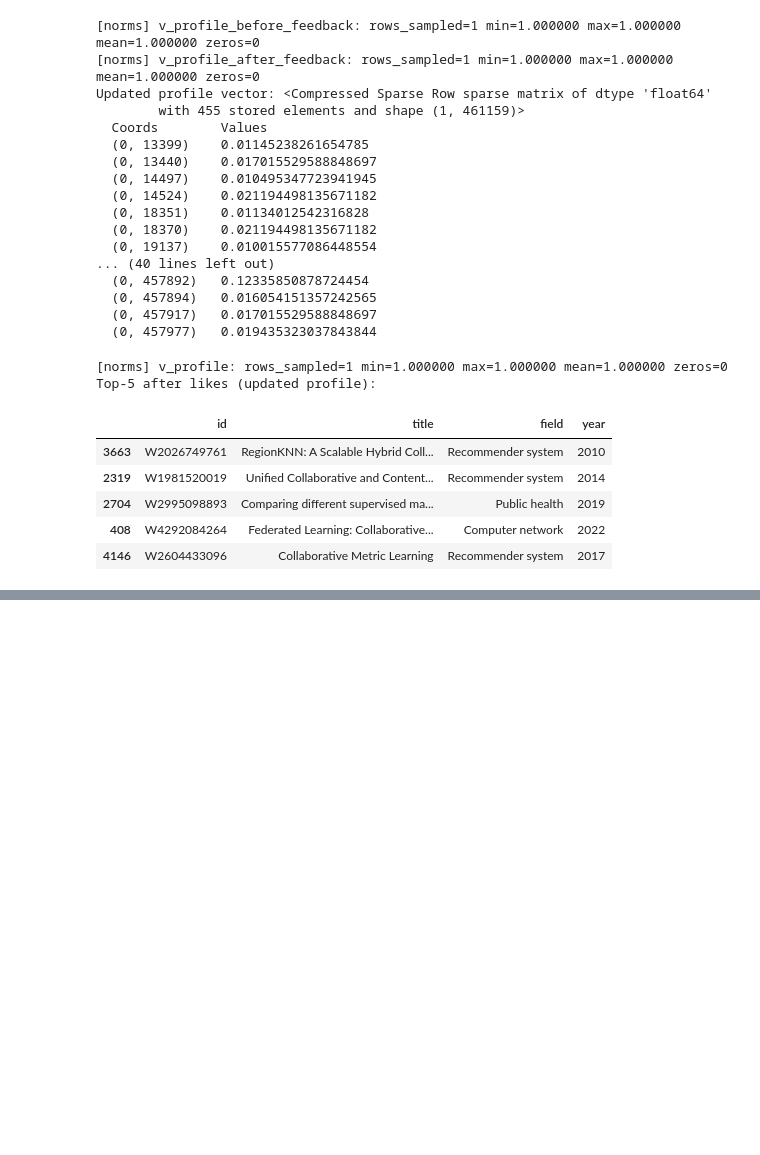
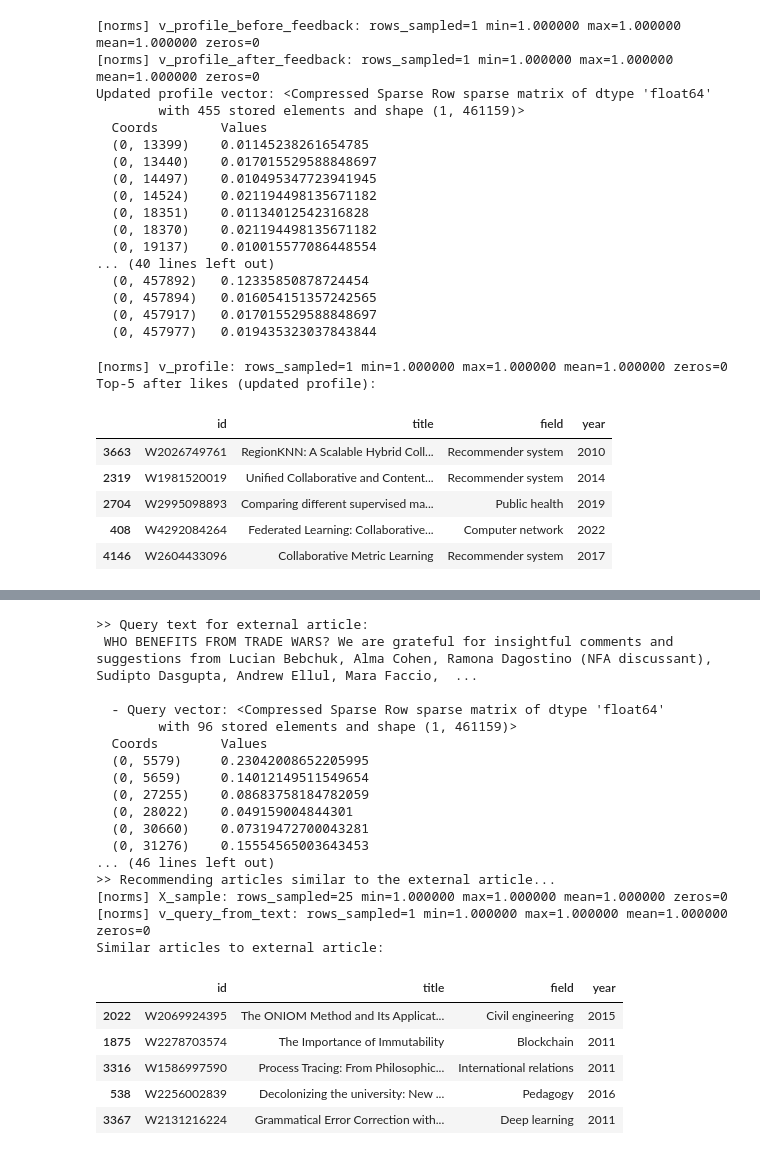
Before and after one commit to aurvl/ResearchPapersRecommandationSystem, a Jupyter notebook: notebooks/01_exploration.ipynb, the cells around one changed output, grey strips where cells are left out. Saved outputs shown, nothing was run; the diff lists cells and outputs as text; code cells hidden in the pictures; blank space fills up the shorter version.

Commit message:
finish all of the project

```diff
--- a/notebooks/01_exploration.ipynb
+++ b/notebooks/01_exploration.ipynb
@@ -93,10 +98,13 @@ Nous transformons donc le contenu textuel brut de nos articles (titre, résumé
 
 On obtient une matrice massive `(4368, 408857)`, signifiant que notre modèle connaît désormais 408 857 termes uniques pour caractériser nos articles.
 # %%
-# 1) TF-IDF sur le texte des articles
+# TF-IDF sur le texte des articles
 print(">> Fitting TF-IDF vectorizer...")
-vectorizer, X_tfidf = fit_vectorizer(articles_df["text"])
+# vectorizer, X_tfidf = fit_vectorizer(articles_df["text"])
+vectorizer, X_tfidf = load_tfidf_elements()
 print(f"  - Matrix shape: {X_tfidf.shape}\n")
+
+# save_tfidf_elements(vectorizer, X_tfidf) # on save les elements
 # %% [output]
 >> Fitting TF-IDF vectorizer...
   - Matrix shape: (4998, 461159)
@@ -323,0 +375,41 @@ joblib.dump(vectorizer, os.path.join(project_root, 'models', 'tfidf_vectorizer.j
+# %%
+# chargement
+payload_path = os.path.join(project_root, "data", "payload.json")
+query = query_to_text(payload_path)
+print(">> Query text for external article:\n", query, "\n")
+
+# vectorisation de la requête
+query_vector = vectorizer.transform([query])
+print(f"  - Query vector: {query_vector}...\n")  # Afficher les 5 premières dimensions
+
+# recommandation
+print(">> Recommending articles similar to the external article...")
+recs_external = recommend_for_query_text(
+    query, 'tfidf', X_tfidf, articles_df, top_k=5
+)
+print("Similar articles to external article:")
+recs_external[["id", "title", "field", "year"]]
+# %% [output]
+>> Query text for external article:
+ WHO BENEFITS FROM TRADE WARS? We are grateful for insightful comments and suggestions from Lucian Bebchuk, Alma Cohen, Ramona Dagostino (NFA discussant), Sudipto Dasgupta, Andrew Ellul, Mara Faccio,  ...
+
+  - Query vector: <Compressed Sparse Row sparse matrix of dtype 'float64'
+        with 96 stored elements and shape (1, 461159)>
+  Coords        Values
+  (0, 5579)     0.23042008652205995
+  (0, 5659)     0.14012149511549654
+  (0, 27255)    0.08683758184782059
+  (0, 28022)    0.049159004844301
+  (0, 30660)    0.07319472700043281
+  (0, 31276)    0.15554565003643453
+... (46 lines left out)
+>> Recommending articles similar to the external article...
+[norms] X_sample: rows_sampled=25 min=1.000000 max=1.000000 mean=1.000000 zeros=0
+[norms] v_query_from_text: rows_sampled=1 min=1.000000 max=1.000000 mean=1.000000 zeros=0
+Similar articles to external article:
+|  | id | title | field | year |
+| 2022 | W2069924395 | The ONIOM Method and Its Applicat... | Civil engineering | 2015 |
+| 1875 | W2278703574 | The Importance of Immutability | Blockchain | 2011 |
+| 3316 | W1586997590 | Process Tracing: From Philosophic... | International relations | 2011 |
+| 538 | W2256002839 | Decolonizing the university: New ... | Pedagogy | 2016 |
+| 3367 | W2131216224 | Grammatical Error Correction with... | Deep learning | 2011 |
```
Also changed, not shown: parts of 46 cells of this notebook, 18 other files.
